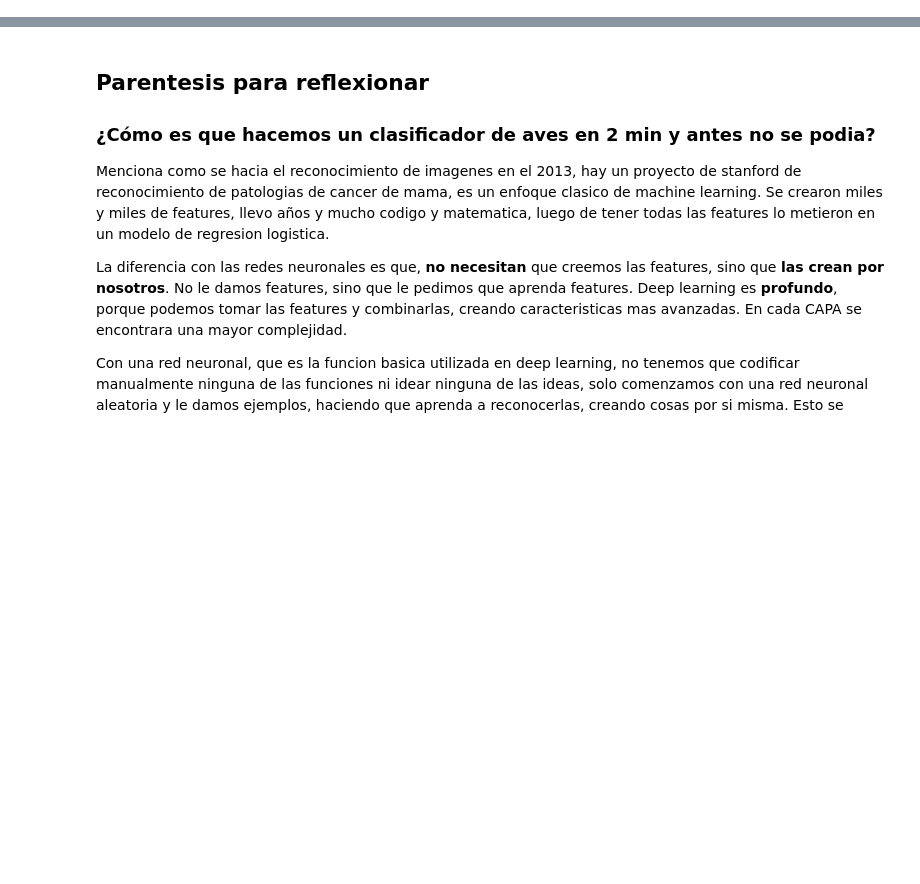
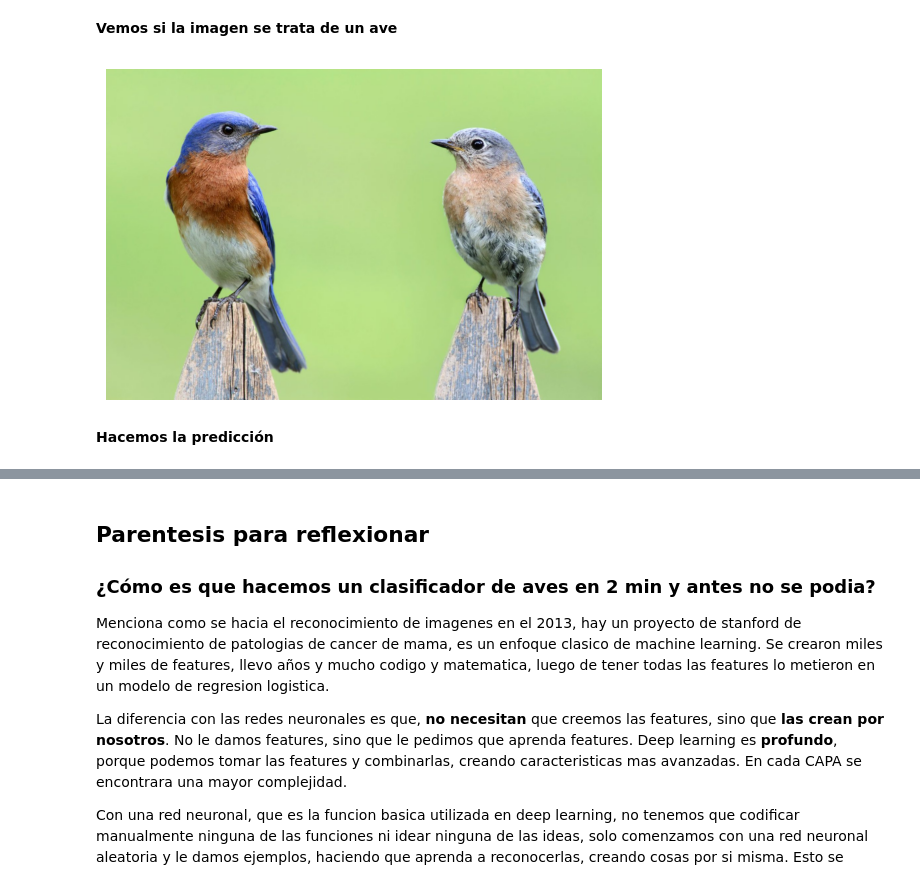
Before and after one commit to sofiavalino/fastbook, a Jupyter notebook: 01_intro_svalino.ipynb, the cells around one changed output, grey strips where cells are left out. Drawn from its saved outputs; the diff is of its cells as text; code cells hidden in the pictures; blank space fills up the shorter version.

```diff
--- a/01_intro_svalino.ipynb
+++ b/01_intro_svalino.ipynb
@@ -96,3 +206,18 @@ learn.fine_tune(3)
+# %% [markdown]
+**Vemos si la imagen se trata de un ave**
+# %%
+from PIL import Image
+import matplotlib.pyplot as plt
+
+# Cargar y mostrar la imagen
+img = Image.open('bird.jpg')
+plt.imshow(img)
+plt.axis('off')  # Opcional: desactiva los ejes
+plt.show()
+# %% [output]
+[figure, added]
+# %% [markdown]
+**Hacemos la predicción**
 # %%
 is_bird,_,probs = learn.predict(PILImage.create('bird.jpg'))
 print(f"Thiss is a: {is_bird}.")
```
Also changed, not shown: parts of 18 cells of this notebook.
